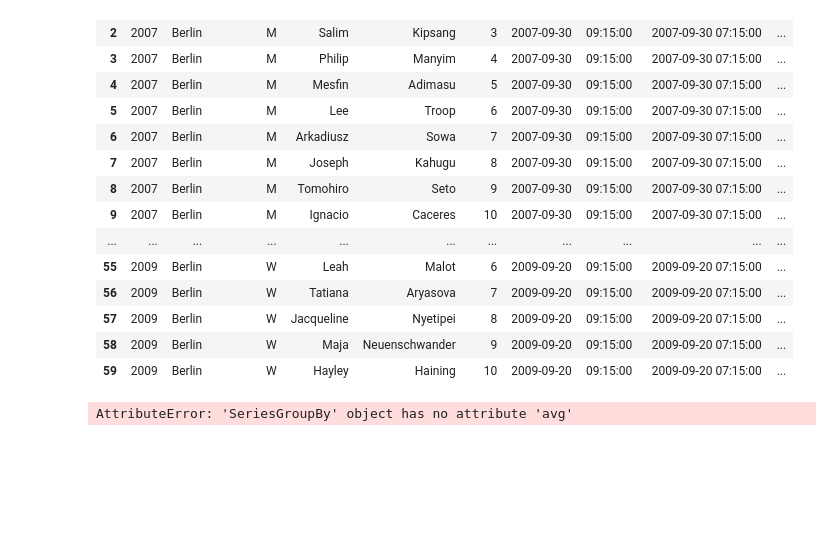
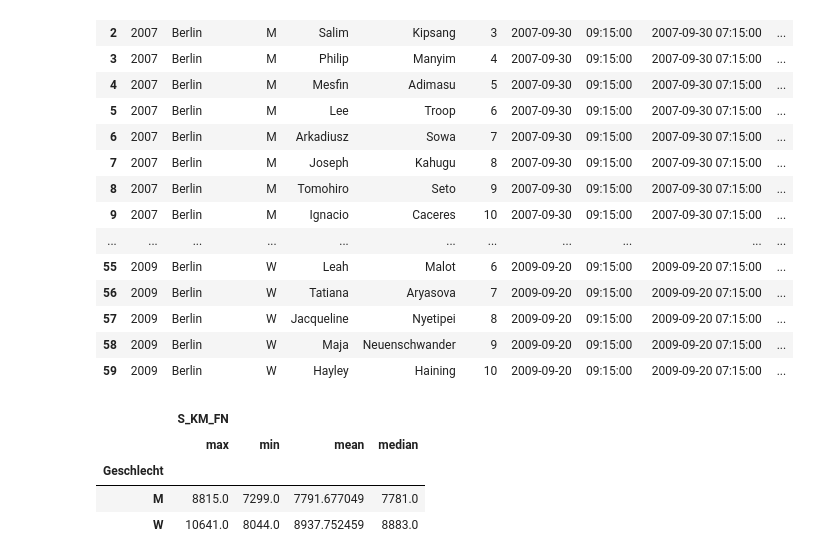
Before and after one commit to Wade-Sys/wma, a Jupyter notebook: Marathon/prepare_wmm_data_all.ipynb, the cells around one changed output. Saved outputs shown, nothing was run; the diff lists cells and outputs as text; code cells hidden in the pictures; blank space fills up the shorter version.

```diff
--- a/Marathon/prepare_wmm_data_all.ipynb
+++ b/Marathon/prepare_wmm_data_all.ipynb
@@ -687,11 +688,15 @@ df_data_6.head(60)
 # %%
 df_data_6.groupby(['Geschlecht'], as_index=True).agg(
     {
-        'S_KM_FN':['max','min','mean']
+        'S_KM_FN':['max','min','mean','median']
     }
 )
 # %% [output]
-AttributeError: 'SeriesGroupBy' object has no attribute 'avg'
+|  | S_KM_FN |  |  |  |
+|  | max | min | mean | median |
+| Geschlecht |  |  |  |  |
+| M | 8815.0 | 7299.0 | 7791.677049 | 7781.0 |
+| W | 10641.0 | 8044.0 | 8937.752459 | 8883.0 |
 # %%
 # Alle Datensätze in eine CSV-Datei speichern.
 file_name_prepared = data_path + "daten_wmm_all_prepared.csv"
```
Also changed, not shown: parts of 5 cells of this notebook, 6 other files.
